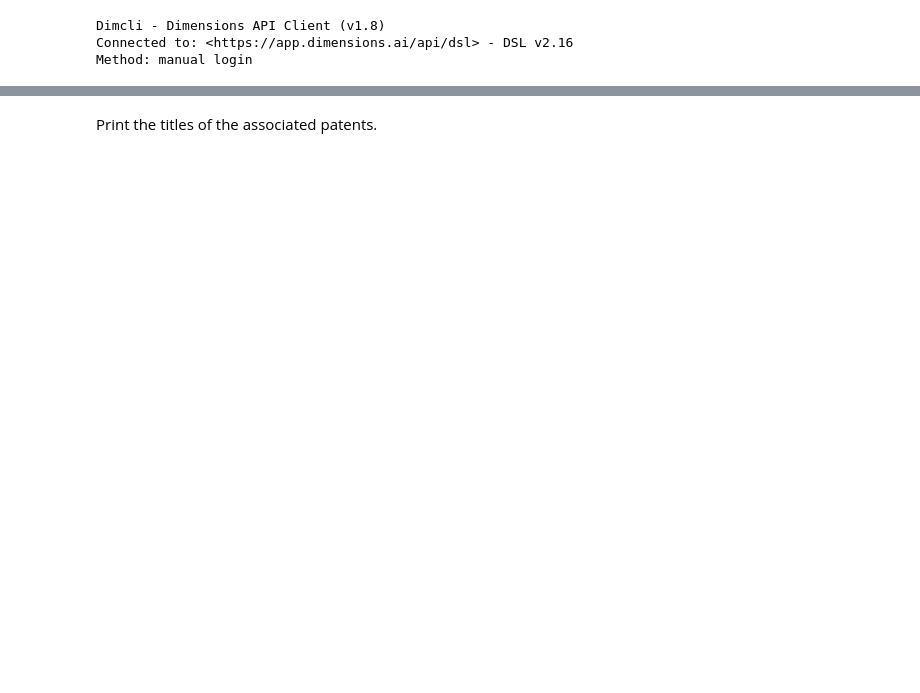
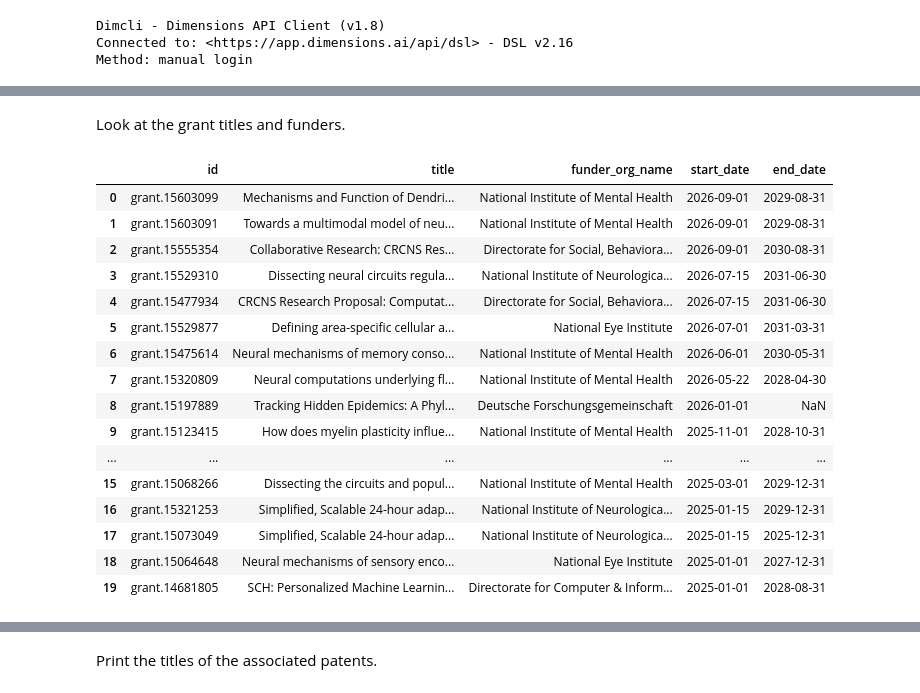
Before and after one commit to geoffswc/Research-Patent-Landscape-Informatics, a Jupyter notebook: Dimensions-Grant-to-Patents.ipynb, the cells around one changed output, grey strips where cells are left out. Drawn from its saved outputs; the diff is of its cells as text; code cells hidden in the pictures; blank space fills up the shorter version.

```diff
--- a/Dimensions-Grant-to-Patents.ipynb
+++ b/Dimensions-Grant-to-Patents.ipynb
@@ -135,0 +142,30 @@ Research organizations: ['Stanford University']
+# %% [markdown]
+Look at the grant titles and funders.
+# %%
+grants_df[
+    [
+        "id",
+        "title",
+        "funder_org_name",
+        "start_date",
+        "end_date"
+    ]
+].head(20)
+# %% [output]
+|  | id | title | funder_org_name | start_date | end_date |
+| 0 | grant.15603099 | Mechanisms and Function of Dendri... | National Institute of Mental Health | 2026-09-01 | 2029-08-31 |
+| 1 | grant.15603091 | Towards a multimodal model of neu... | National Institute of Mental Health | 2026-09-01 | 2029-08-31 |
+| 2 | grant.15555354 | Collaborative Research: CRCNS Res... | Directorate for Social, Behaviora... | 2026-09-01 | 2030-08-31 |
+| 3 | grant.15529310 | Dissecting neural circuits regula... | National Institute of Neurologica... | 2026-07-15 | 2031-06-30 |
+| 4 | grant.15477934 | CRCNS Research Proposal: Computat... | Directorate for Social, Behaviora... | 2026-07-15 | 2031-06-30 |
+| 5 | grant.15529877 | Defining area-specific cellular a... | National Eye Institute | 2026-07-01 | 2031-03-31 |
+| 6 | grant.15475614 | Neural mechanisms of memory conso... | National Institute of Mental Health | 2026-06-01 | 2030-05-31 |
+| 7 | grant.15320809 | Neural computations underlying fl... | National Institute of Mental Health | 2026-05-22 | 2028-04-30 |
+| 8 | grant.15197889 | Tracking Hidden Epidemics: A Phyl... | Deutsche Forschungsgemeinschaft | 2026-01-01 | NaN |
+| 9 | grant.15123415 | How does myelin plasticity influe... | National Institute of Mental Health | 2025-11-01 | 2028-10-31 |
+| ... | ... | ... | ... | ... | ... |
+| 15 | grant.15068266 | Dissecting the circuits and popul... | National Institute of Mental Health | 2025-03-01 | 2029-12-31 |
+| 16 | grant.15321253 | Simplified, Scalable 24-hour adap... | National Institute of Neurologica... | 2025-01-15 | 2029-12-31 |
+| 17 | grant.15073049 | Simplified, Scalable 24-hour adap... | National Institute of Neurologica... | 2025-01-15 | 2025-12-31 |
+| 18 | grant.15064648 | Neural mechanisms of sensory enco... | National Eye Institute | 2025-01-01 | 2027-12-31 |
+| 19 | grant.14681805 | SCH: Personalized Machine Learnin... | Directorate for Computer & Inform... | 2025-01-01 | 2028-08-31 |
```
Also changed, not shown: parts of 53 cells of this notebook.
